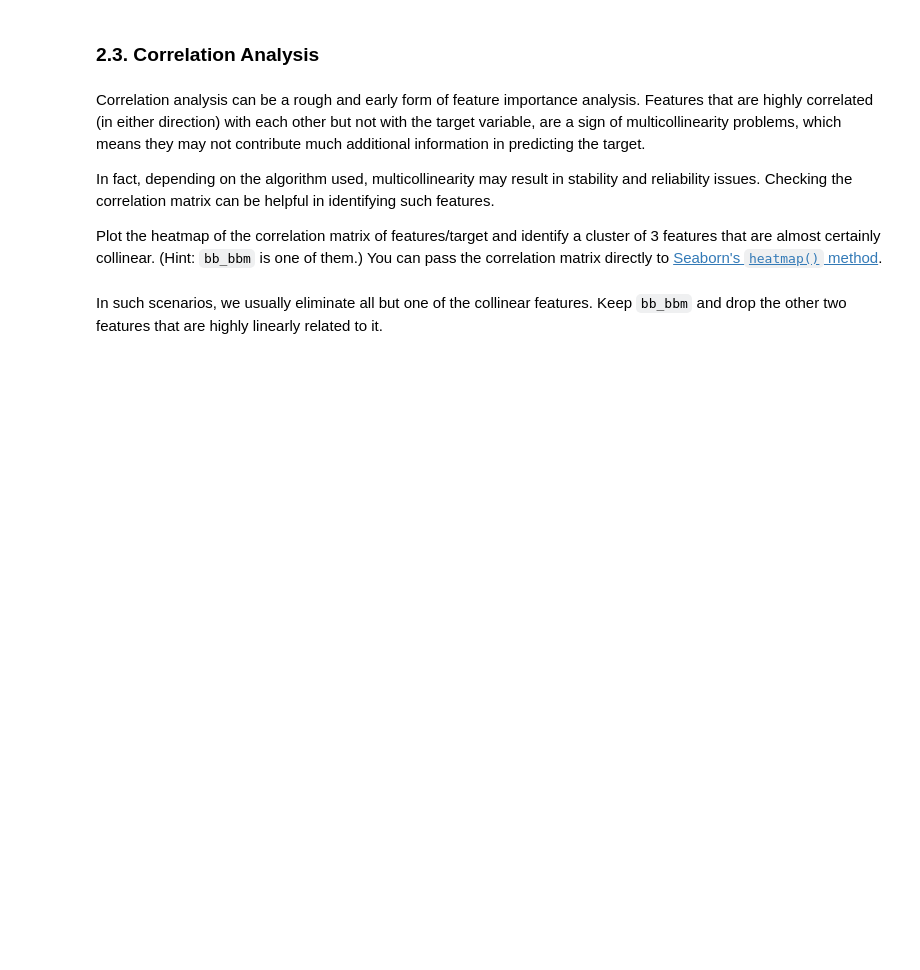
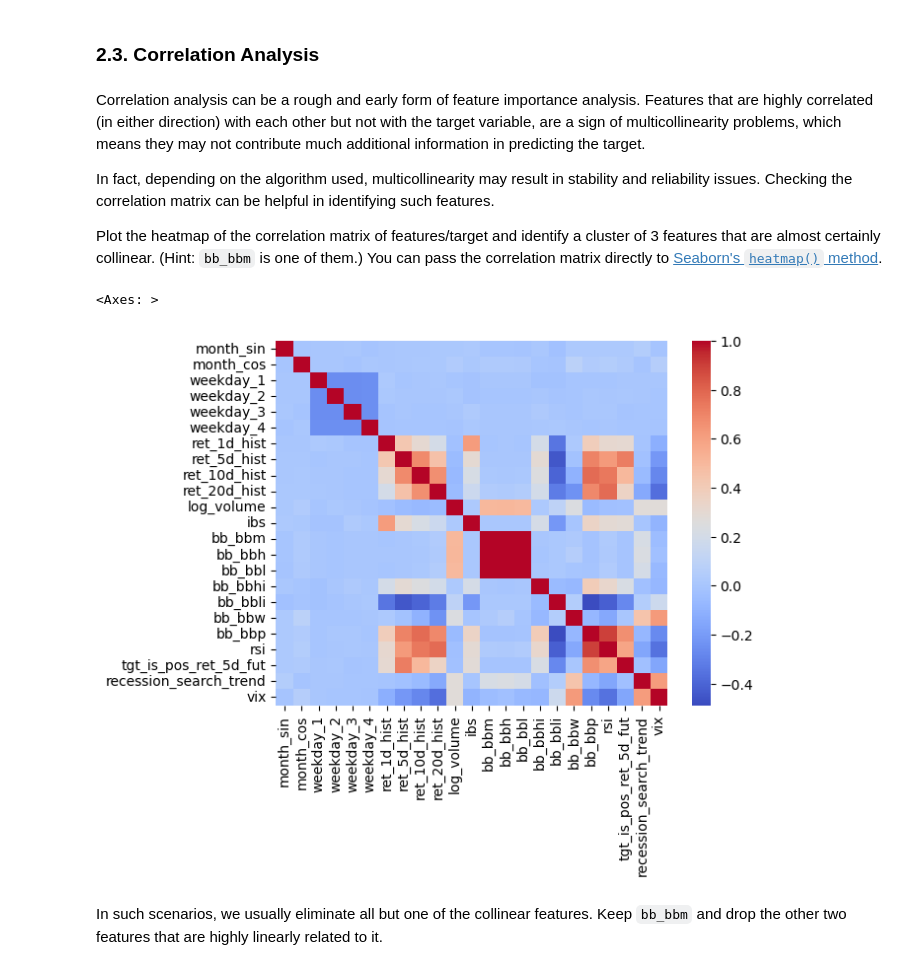
Before and after one commit to waynebar69/xlv-volatility-sentiment-ml, a Jupyter notebook: notebooks/xlv_prediction_model.ipynb.ipynb, the cells around one changed output. Drawn from its saved outputs; the diff is of its cells as text; code cells hidden in the pictures; blank space fills up the shorter version.

Commit message:
correlation analysis

```diff
--- a/notebooks/xlv_prediction_model.ipynb.ipynb
+++ b/notebooks/xlv_prediction_model.ipynb.ipynb
@@ -694,2 +692,8 @@ You can pass the correlation matrix directly to [Seaborn's `heatmap()` method](h
+# %%
+# correlation matrix heatmap
+sns.heatmap(data.corr(), cmap="coolwarm")
+# %% [output]
+<Axes: >
+[figure, added]
 # %% [markdown]
 In such scenarios, we usually eliminate all but one of the collinear features. Keep `bb_bbm` and drop the other two features that are highly linearly related to it.
```
Also changed, not shown: parts of 11 cells of this notebook.
